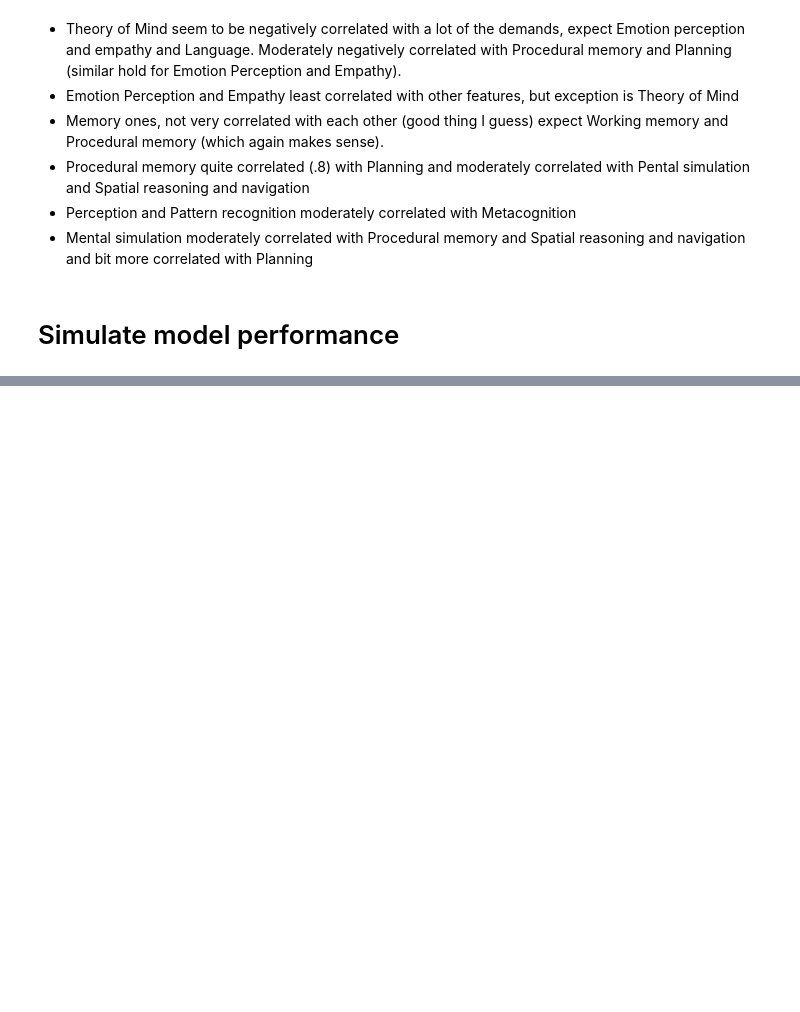
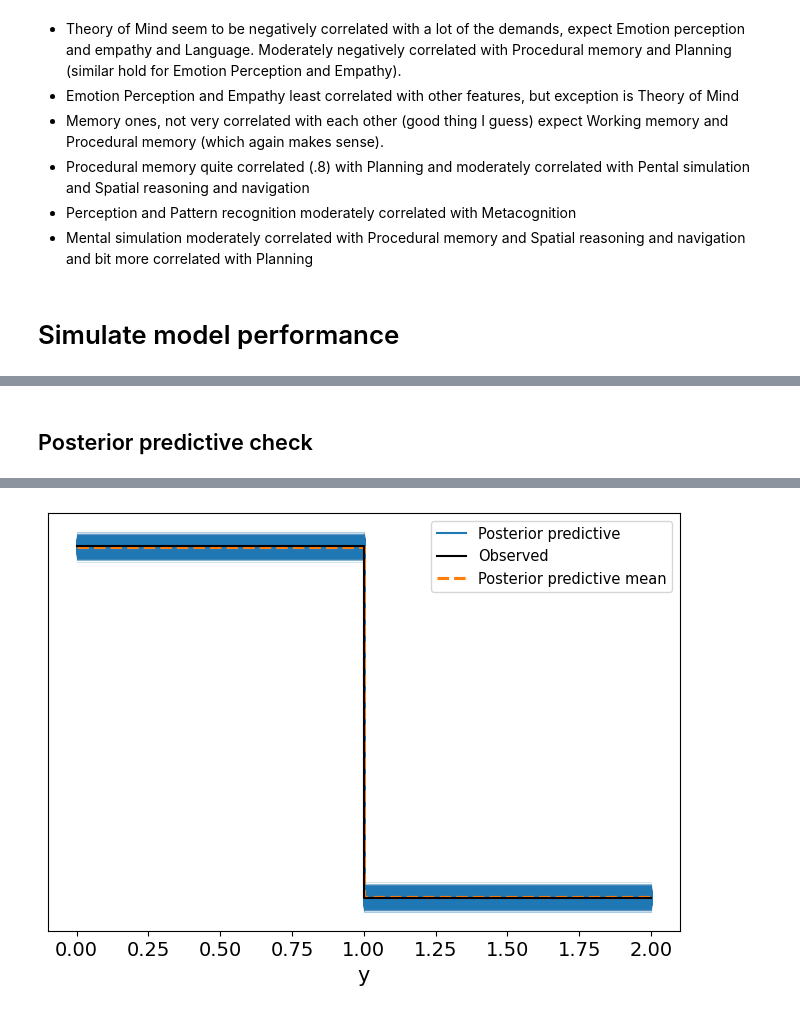
Before and after one commit to markotesic/ai-workforce-suitability, a Jupyter notebook: Capability Profiles/Capability_profiles_all_items.ipynb, the cells around one changed output, grey strips where cells are left out. Drawn from its saved outputs; the diff is of its cells as text; code cells hidden in the pictures; blank space fills up the shorter version.

```diff
--- a/Capability Profiles/Capability_profiles_all_items.ipynb
+++ b/Capability Profiles/Capability_profiles_all_items.ipynb
@@ -357,0 +490,8 @@ with m:
+# %% [markdown]
+## Posterior predictive check
+# %%
+with m:
+    ppc = pm.sample_posterior_predictive(idata, var_names=["y"])
+
+az.plot_ppc(ppc, data_pairs={"y":"y"});
+# %% [output]
@@ -357,0 +500 @@ with m:
+[figure, added]
```
Also changed, not shown: parts of 44 cells of this notebook.
